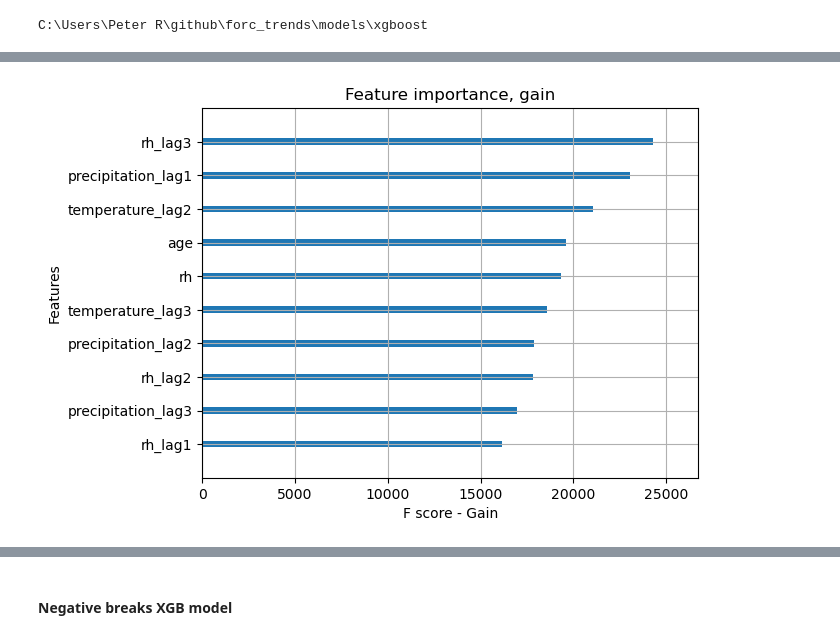
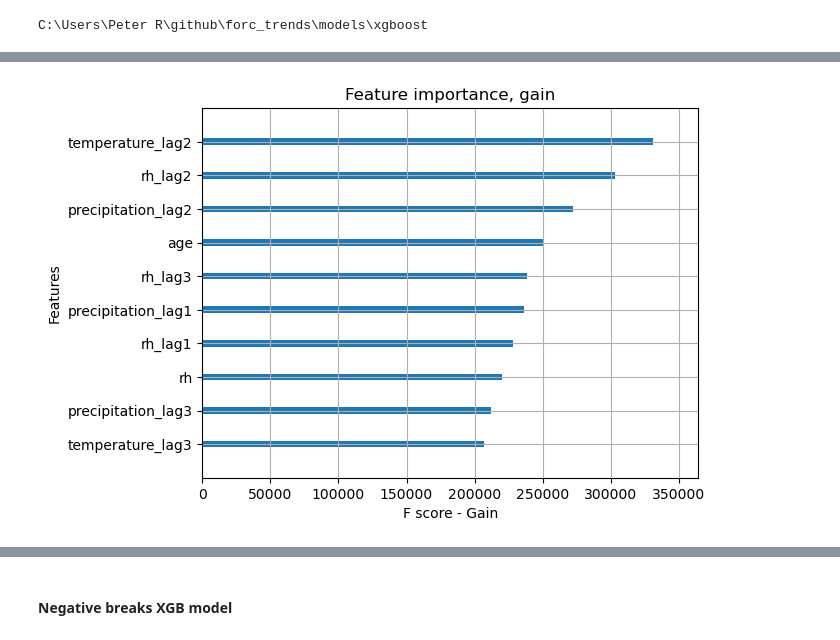
Before and after one commit to georod/forc_trends, a Jupyter notebook: models/xgboost/xgb_evi_brks_reg_drac_models_v1.ipynb, the cells around one changed output, grey strips where cells are left out. Saved outputs shown, nothing was run; the diff lists cells and outputs as text; code cells hidden in the pictures.

```diff
--- a/models/xgboost/xgb_evi_brks_reg_drac_models_v1.ipynb
+++ b/models/xgboost/xgb_evi_brks_reg_drac_models_v1.ipynb
@@ -230,16 +245,16 @@ pyplot.show()
 # %%
 # Plot, metric: gain
 #‘gain’: the average gain across all splits the feature is used in.
-xgb.plot_importance(model_bp1, ax=None, height=0.2, xlim=None, ylim=None, title='Feature importance, gain',
+xgb.plot_importance(model_bp2, ax=None, height=0.2, xlim=None, ylim=None, title='Feature importance, gain',
                     xlabel='F score - Gain', ylabel='Features',
                     importance_type='gain', max_num_features=10, grid=True, show_values=False) #, values_format='{v:.2f}' )
 
-pyplot.savefig(r'.\figs\pos_gain6.png',  dpi=300, bbox_inches='tight')
+#pyplot.savefig(r'.\figs\pos_gain6.png',  dpi=300, bbox_inches='tight')
 
 
 pyplot.show()
 # %% [output]
-[figure, old version]
+[figure, new version]
 # %%
 # Plot, metric: total gain
 #‘total_gain’: the total gain across all splits the feature is used in.
```
Also changed, not shown: parts of 12 cells of this notebook, 2 other files.
